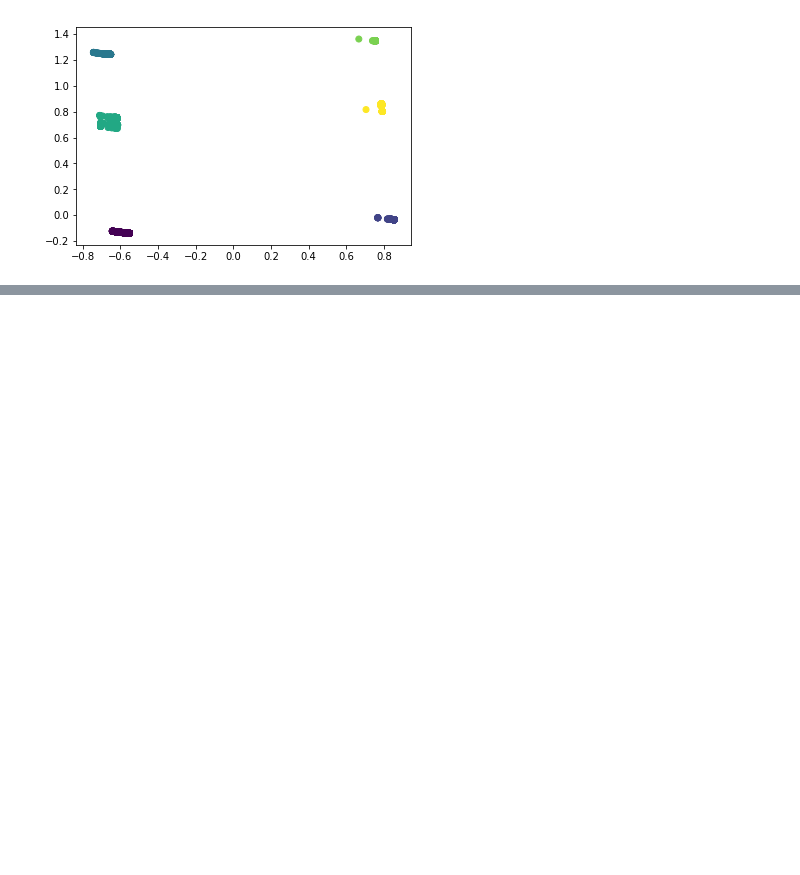
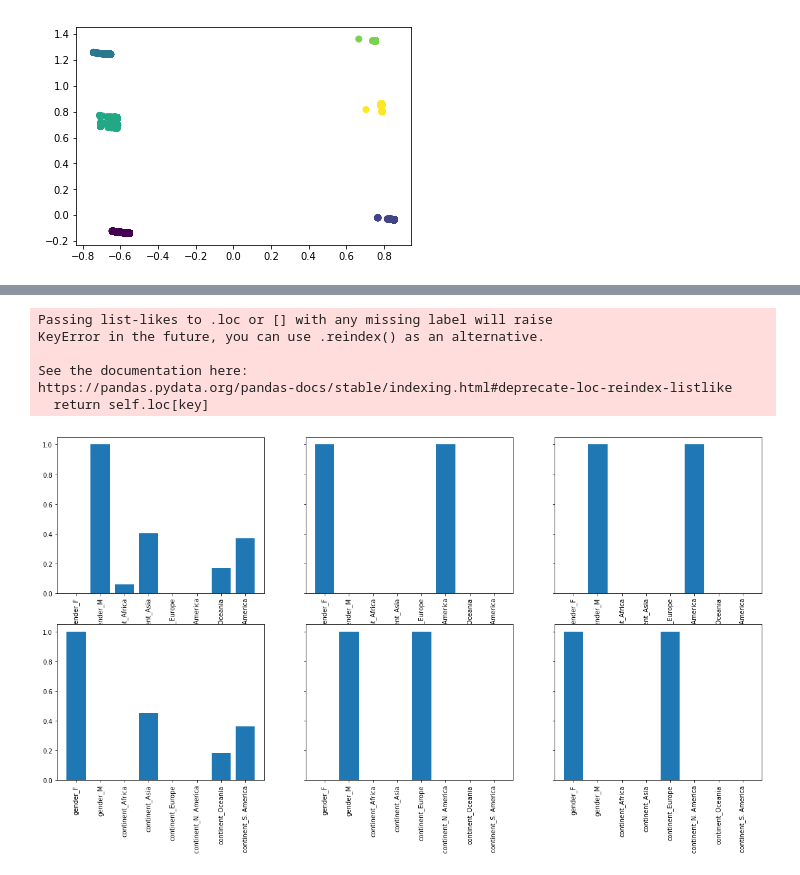
Before and after one commit to esthersweon/thinkful, a Jupyter notebook: main/unit_4/lesson_2_project_5.ipynb, the cells around one changed output, grey strips where cells are left out. Cells and saved outputs as stored; diff of their text form; code cells hidden in the pictures; blank space fills up the shorter version.

```diff
--- a/main/unit_4/lesson_2_project_5.ipynb
+++ b/main/unit_4/lesson_2_project_5.ipynb
@@ -113,5 +115,5 @@ plt.show()
 # %%
-pca_2 = PCA(2).fit_transform(df)
+pca_2 = PCA(2).fit_transform(cluster_df)
 kmeans_2_pred = KMeans(n_clusters=2, random_state=10).fit_predict(pca_2)
 
 plt.scatter(pca_2[:, 0], pca_2[:, 1], c=kmeans_2_pred)
@@ -222,0 +182,22 @@ dtype: float64
+# %%
+other_cols = list(filter(lambda x: x not in time_cols + ['overall', 'official', 'age'], df.columns))
+
+f, axes = plt.subplots(2, 3, sharey=True, figsize=(20, 10))
+
+for rowIdx in range(2):
+    for colIdx in range(3):
+        cluster = all_clusters[rowIdx][colIdx].mean()
+        axes[rowIdx][colIdx].bar(cluster[other_cols].index, height=cluster[other_cols])
+
+        for tick in axes[rowIdx][colIdx].get_xticklabels():
+            tick.set_rotation(90)
+
+plt.show()
+# %% [output]
+Passing list-likes to .loc or [] with any missing label will raise
+KeyError in the future, you can use .reindex() as an alternative.
+
+See the documentation here:
+https://pandas.pydata.org/pandas-docs/stable/indexing.html#deprecate-loc-reindex-listlike
+  return self.loc[key]
+[figure, added]
```
Also changed, not shown: parts of 16 cells of this notebook.
